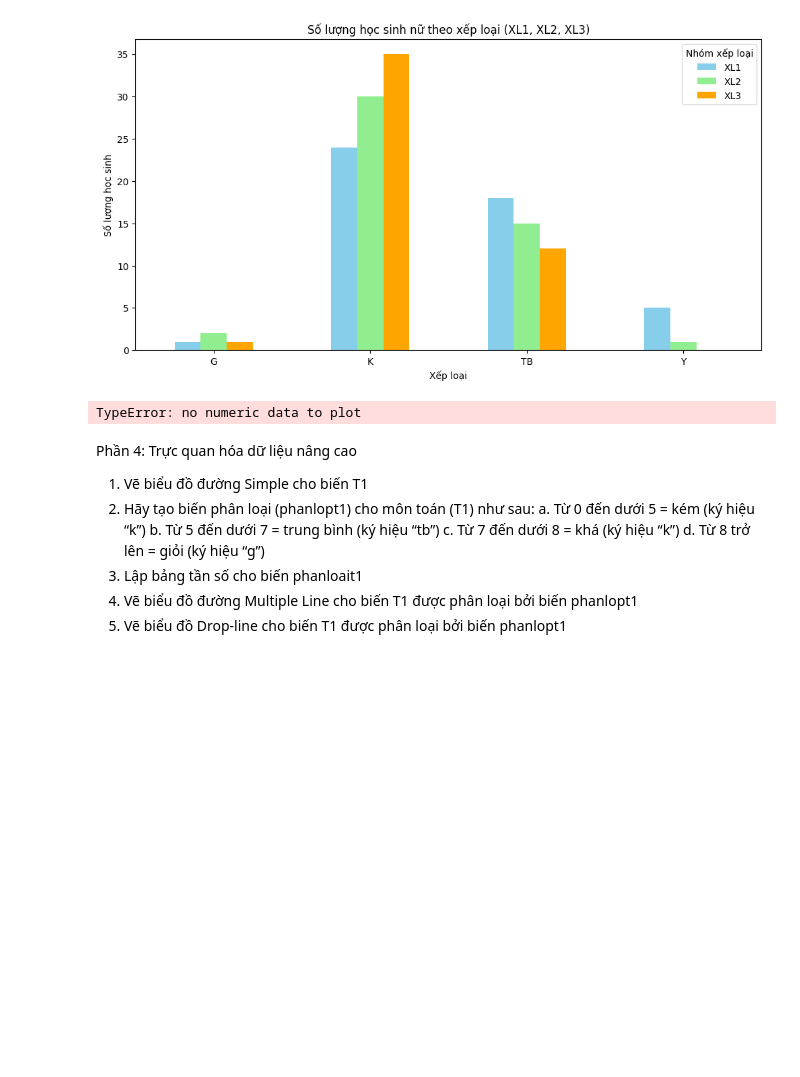
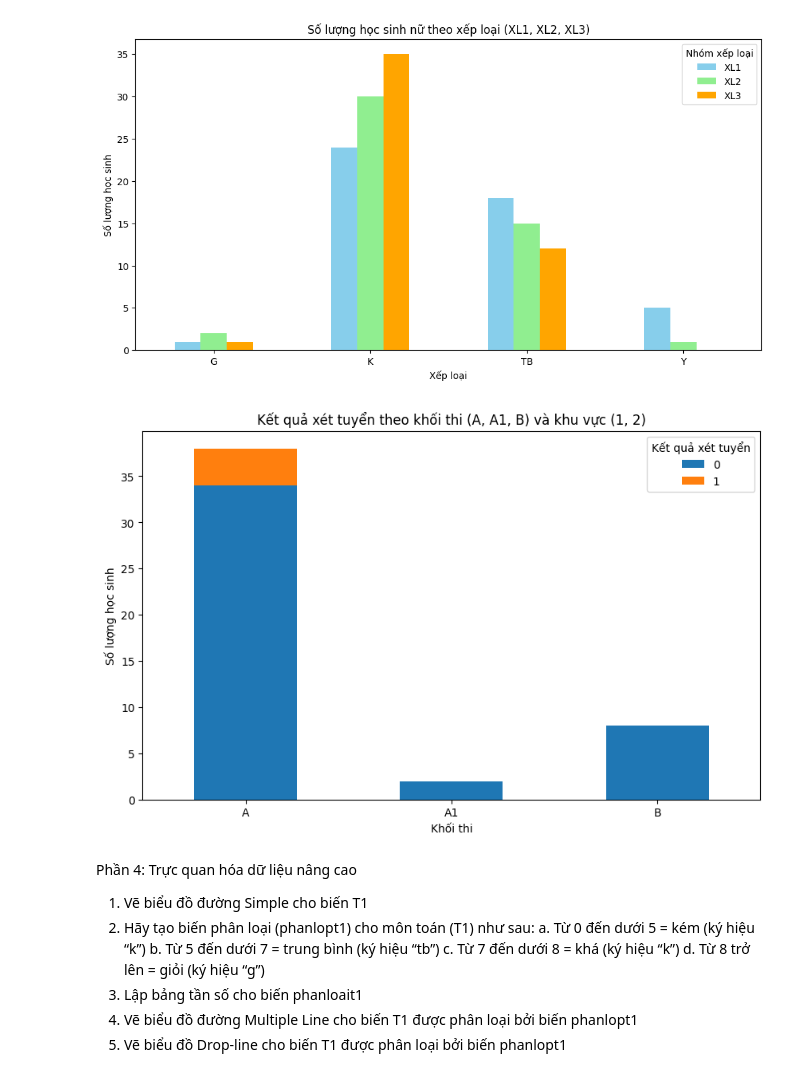
Before and after one commit to Thinh065/Thinh065-PhanTichDuLieunHocSau, a Jupyter notebook: lap2.ipynb, the cells around one changed output. Saved outputs shown, nothing was run; the diff lists cells and outputs as text; code cells hidden in the pictures; blank space fills up the shorter version.

```diff
--- a/lap2.ipynb
+++ b/lap2.ipynb
@@ -368,26 +368,26 @@ plt.show()
 # %%
 # Câu 2: Trực quan dữ liệu KQXT trên nhóm học sinh có khối thi A, A1, B thuộc khu vực 1, 2
 
 df = pd.read_csv('processed_dulieuxettuyendaihoc.csv')
 # Lọc dữ liệu học sinh có khối thi A, A1, B và thuộc khu vực 1, 2
 filtered_data = df[
     (df['KT'].isin(['A', 'A1', 'B'])) &
-    (df['KV'].isin([1, 2]))
+    (df['KV'].isin(['1', '2']))
 ]
 
 # Thống kê kết quả xét tuyển (KQXT) theo khối thi
 kqxt_counts = filtered_data.groupby(['KT', 'KQXT']).size().unstack()
 
 # Vẽ biểu đồ cột
 kqxt_counts.plot(kind='bar', figsize=(10, 6), stacked=True)
 plt.title('Kết quả xét tuyển theo khối thi (A, A1, B) và khu vực (1, 2)')
 plt.xlabel('Khối thi')
 plt.ylabel('Số lượng học sinh')
 plt.xticks(rotation=0)
 plt.legend(title='Kết quả xét tuyển')
 plt.show()
 # %% [output]
-TypeError: no numeric data to plot
+[figure, added]
 # %% [markdown]
 Phần 4: Trực quan hóa dữ liệu nâng cao
 1. Vẽ biểu đồ đường Simple cho biến T1
```
